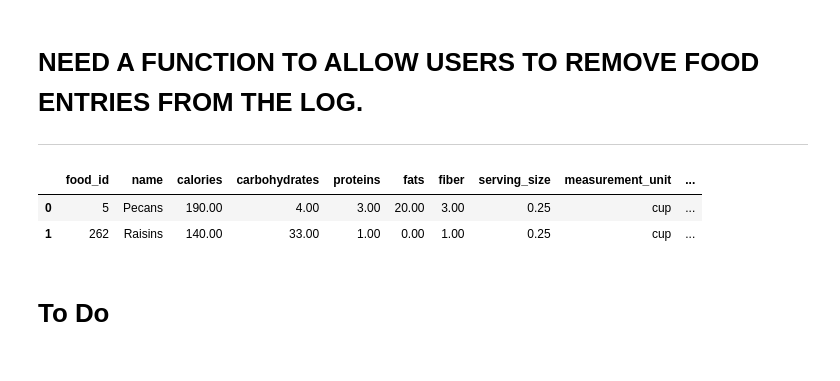
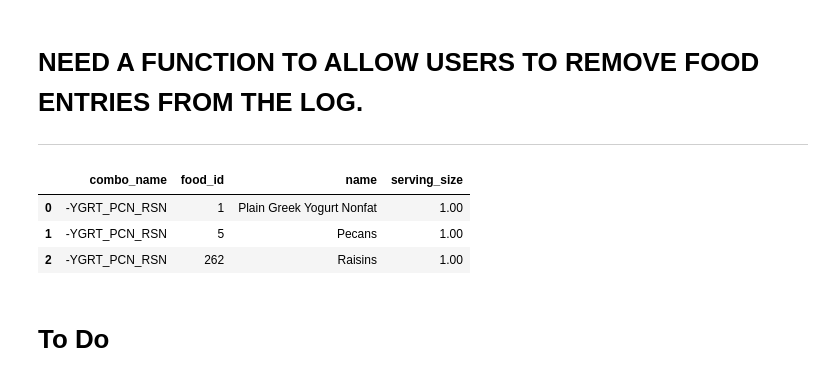
Before and after one commit to YosefCh/Digital-You, a Jupyter notebook: pseudocode.ipynb, the cells around one changed output. Drawn from its saved outputs; the diff is of its cells as text; code cells hidden in the pictures.

```diff
--- a/pseudocode.ipynb
+++ b/pseudocode.ipynb
@@ -28,12 +28,13 @@ As of 2026-09-08 | 9:35 PM
 # %%
 from postgres import run_select
 
-run_select("""select * from food where name ilike '%raisins%' or name ilike '%pecan%';
+run_select("""select * from ygrt_pcn_rsn;
            """)
 # %% [output]
-|  | food_id | name | calories | carbohydrates | proteins | fats | fiber | serving_size | measurement_unit | ... |
-| 0 | 5 | Pecans | 190.00 | 4.00 | 3.00 | 20.00 | 3.00 | 0.25 | cup | ... |
-| 1 | 262 | Raisins | 140.00 | 33.00 | 1.00 | 0.00 | 1.00 | 0.25 | cup | ... |
+|  | combo_name | food_id | name | serving_size |
+| 0 | -YGRT_PCN_RSN | 1 | Plain Greek Yogurt Nonfat | 1.00 |
+| 1 | -YGRT_PCN_RSN | 5 | Pecans | 1.00 |
+| 2 | -YGRT_PCN_RSN | 262 | Raisins | 1.00 |
 # %% [markdown]
 # __To Do__
 # %% [markdown]
```
Also changed, not shown: parts of 1 cell of this notebook, 2 other files.
